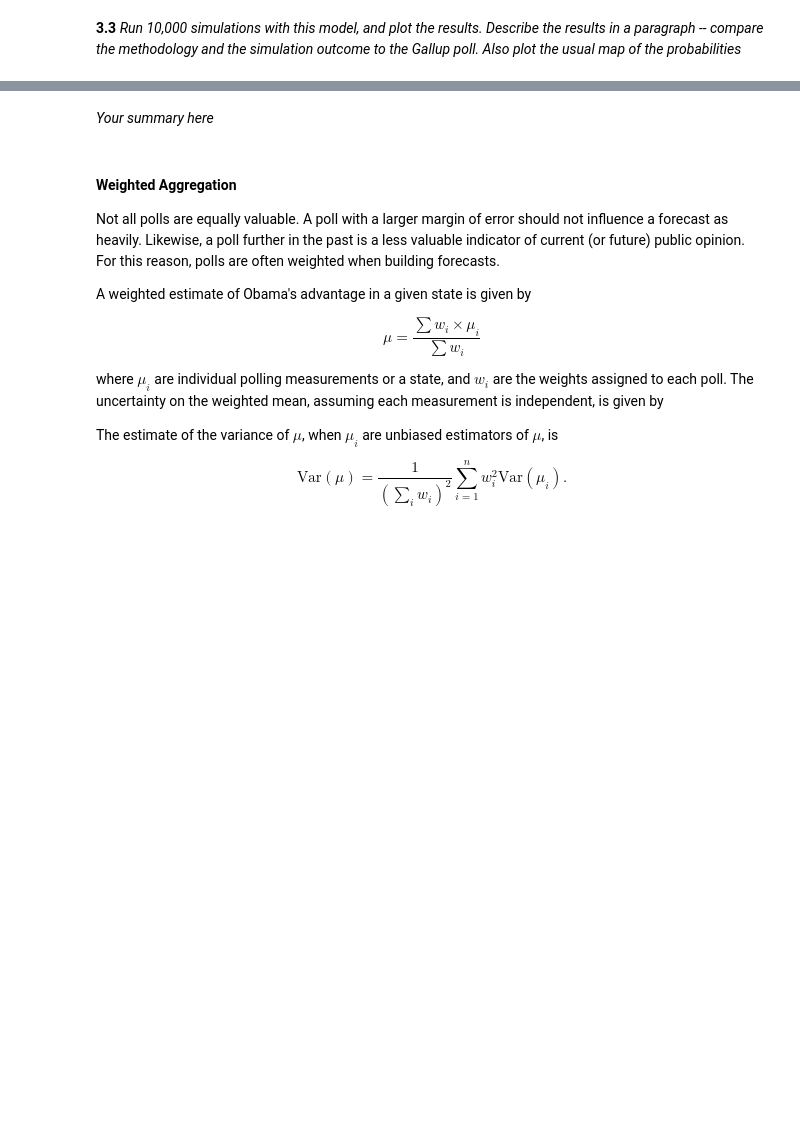
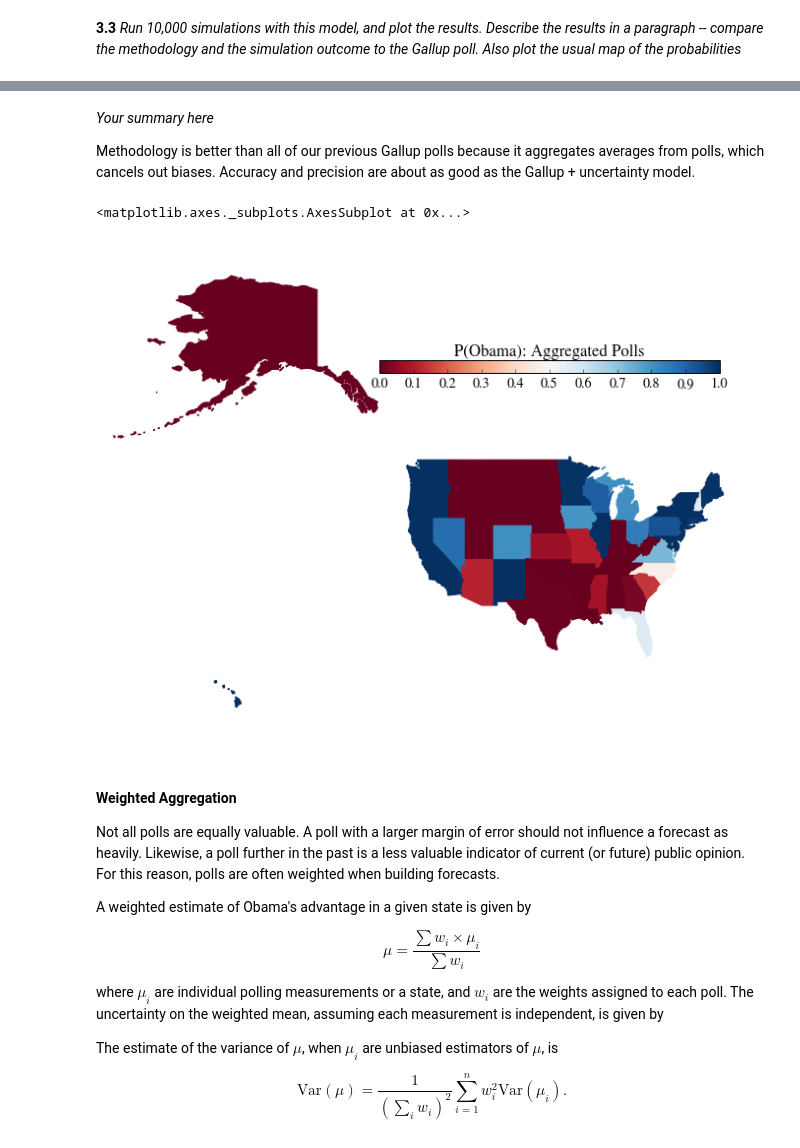
Before and after one commit to hiroshi-ishiiadajar/content, a Jupyter notebook: HW2.ipynb, the cells around one changed output, grey strips where cells are left out. Saved outputs shown, nothing was run; the diff lists cells and outputs as text; code cells hidden in the pictures; blank space fills up the shorter version.

```diff
--- a/HW2.ipynb
+++ b/HW2.ipynb
@@ -1236,4 +1248,10 @@ A DataFrame indexed by State, with the following columns:
+# %% [markdown]
+*Your summary here*
+
+Methodology is better than all of our previous Gallup polls because it aggregates averages from polls, which cancels out biases.  Accuracy and precision are about as good as the Gallup + uncertainty model.
 # %%
 #your code here
+make_map(model.Obama, "P(Obama): Aggregated Polls")
+# %% [output]
+<matplotlib.axes._subplots.AxesSubplot at 0x...>
+[figure, added]
-# %% [markdown]
-*Your summary here*
```
Also changed, not shown: parts of 8 cells of this notebook.
